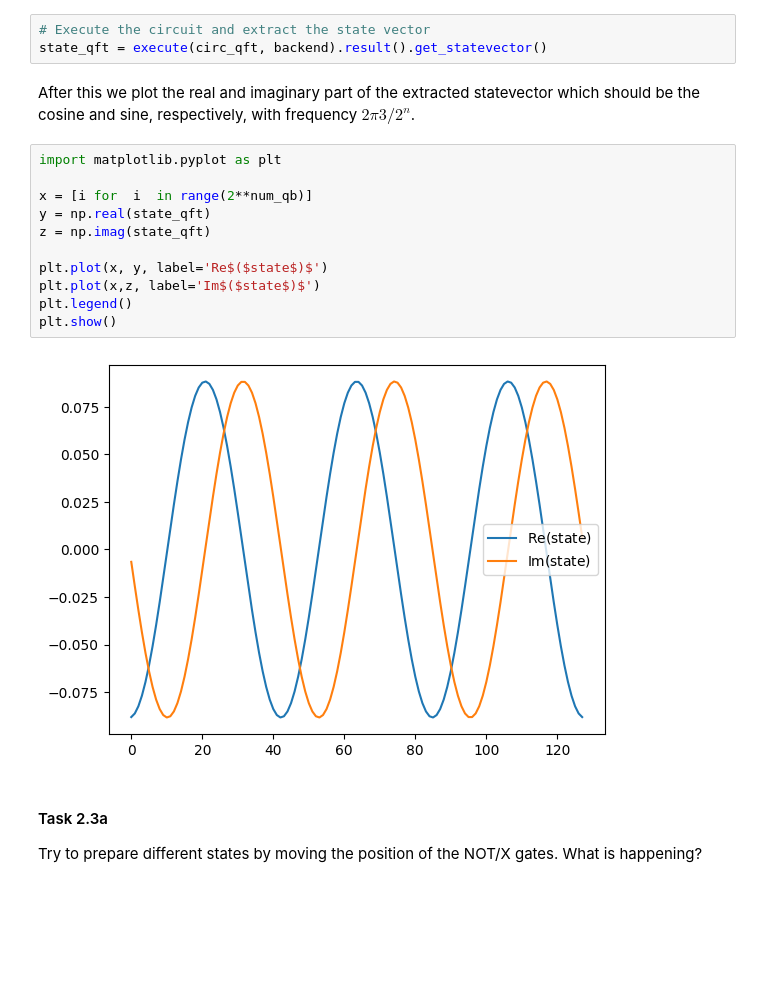
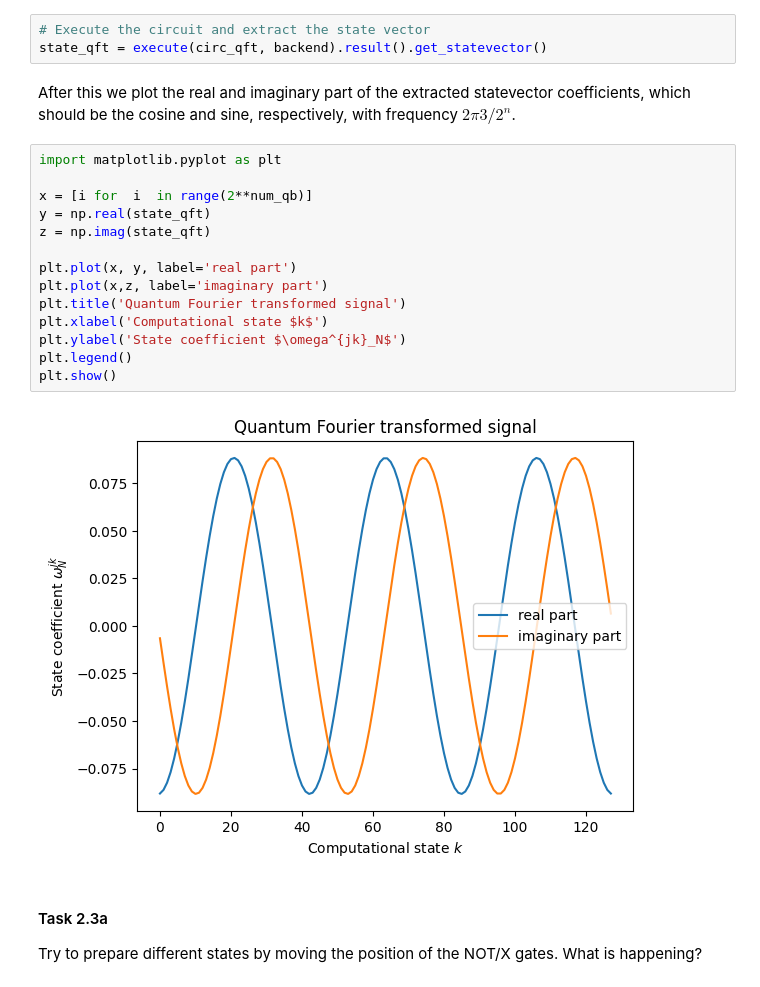
Before and after one commit to FZJ-PGI-12/as-qc-em-tutorial, a Jupyter notebook: T2_Quantum_phase_estimation.ipynb, the cells around one changed output. Drawn from its saved outputs; the diff is of its cells as text; blank space fills up the shorter version.

Commit message:
Added title and label to the QFT plot

```diff
--- a/T2_Quantum_phase_estimation.ipynb
+++ b/T2_Quantum_phase_estimation.ipynb
@@ -408,20 +408,23 @@ circ_qft.draw('mpl', fold=-1)
 # Execute the circuit and extract the state vector
 state_qft = execute(circ_qft, backend).result().get_statevector()
 # %% [markdown]
-After this we plot the real and imaginary part of the extracted statevector which should be the cosine and sine, respectively, with frequency $2\pi3/2^n$.
+After this we plot the real and imaginary part of the extracted statevector coefficients, which should be the cosine and sine, respectively, with frequency $2\pi3/2^n$.
 # %%
 import matplotlib.pyplot as plt
 
 x = [i for  i  in range(2**num_qb)]
 y = np.real(state_qft)
 z = np.imag(state_qft)
 
-plt.plot(x, y, label='Re$($state$)$')
-plt.plot(x,z, label='Im$($state$)$')
+plt.plot(x, y, label='real part')
+plt.plot(x,z, label='imaginary part')
+plt.title('Quantum Fourier transformed signal')
+plt.xlabel('Computational state $k$')
+plt.ylabel('State coefficient $\omega^{jk}_N$')
 plt.legend()
 plt.show()
 # %% [output]
-[figure, old version]
+[figure, new version]
 # %% [markdown]
 #### Task 2.3a
 
```
Also changed, not shown: parts of 2 cells of this notebook.
